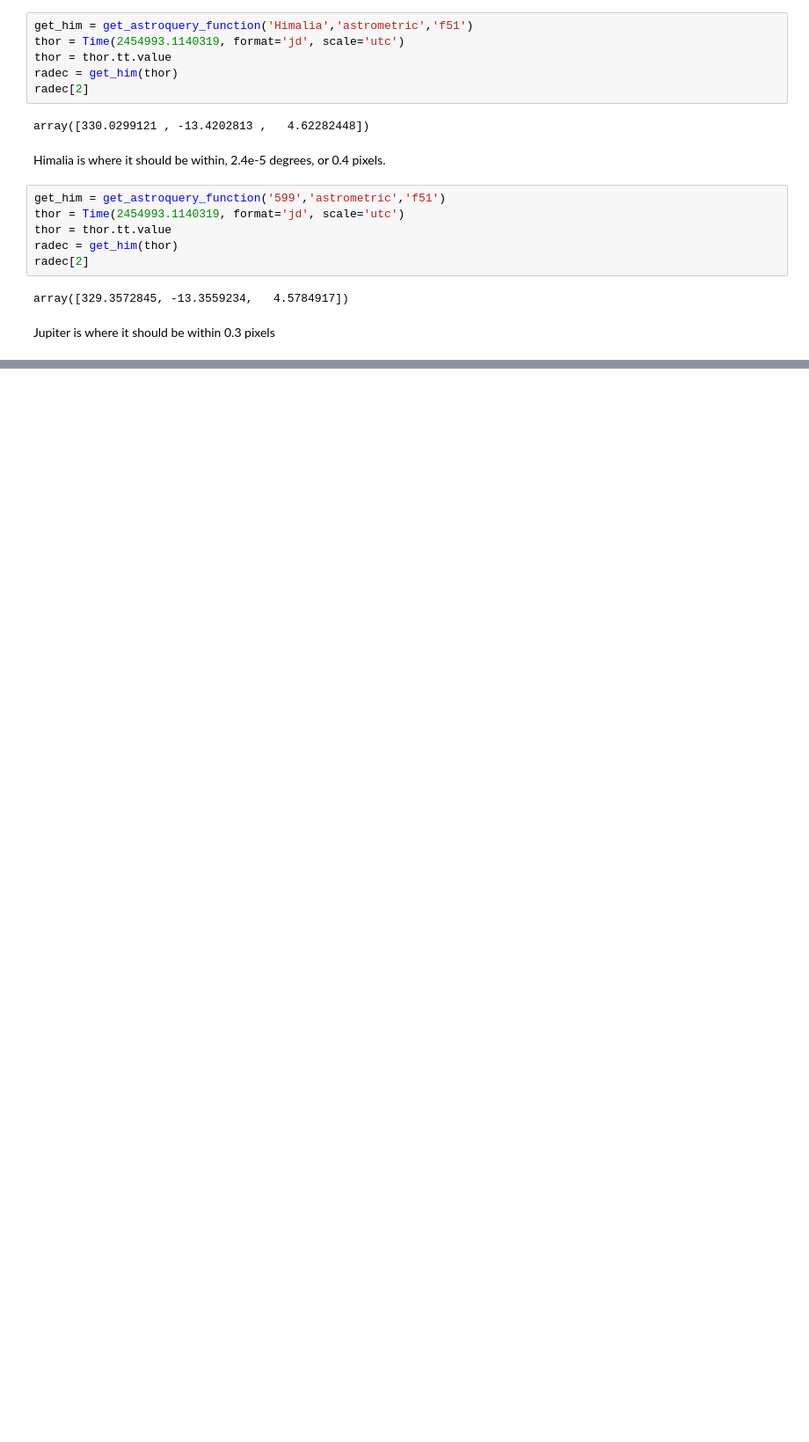
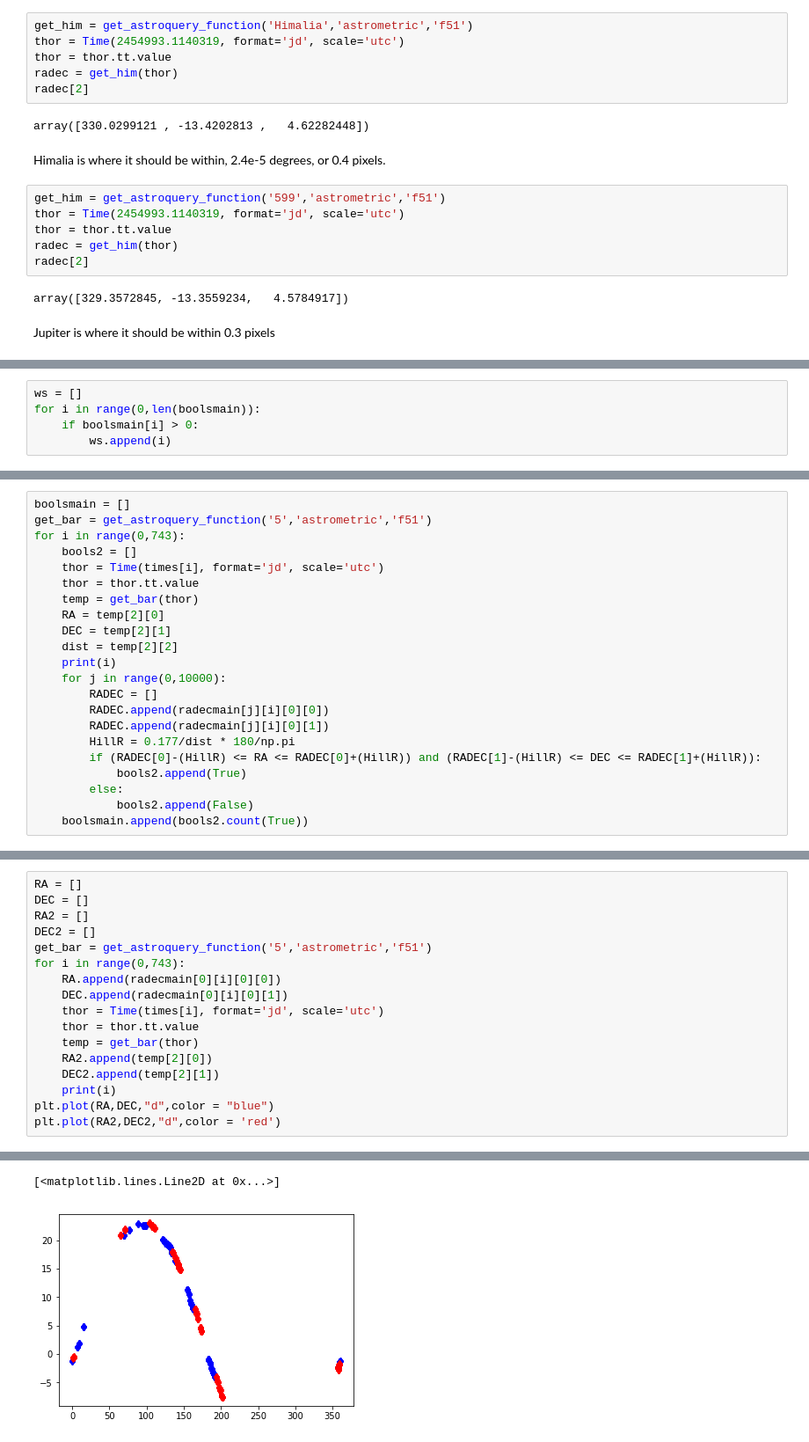
Before and after one commit to Alexandros101/Irregular-Satellites, a Jupyter notebook: TestsOnFalse.ipynb, the cells around one changed output, grey strips where cells are left out. Shown at 88% size. Drawn from its saved outputs; the diff is of its cells as text; blank space fills up the shorter version.

```diff
--- a/TestsOnFalse.ipynb
+++ b/TestsOnFalse.ipynb
@@ -751,0 +742,5 @@ Jupiter is where it should be within 0.3 pixels
+# %%
+ws = []
+for i in range(0,len(boolsmain)):
+    if boolsmain[i] > 0:
+        ws.append(i)
@@ -751,0 +757,22 @@ Jupiter is where it should be within 0.3 pixels
+# %%
+boolsmain = []
+get_bar = get_astroquery_function('5','astrometric','f51')
+for i in range(0,743):
+    bools2 = []
+    thor = Time(times[i], format='jd', scale='utc')
+    thor = thor.tt.value
+    temp = get_bar(thor)
+    RA = temp[2][0]
+    DEC = temp[2][1]
+    dist = temp[2][2]
+    print(i)
+    for j in range(0,10000):
+        RADEC = []
+        RADEC.append(radecmain[j][i][0][0])
+        RADEC.append(radecmain[j][i][0][1])
+        HillR = 0.177/dist * 180/np.pi
+        if (RADEC[0]-(HillR) <= RA <= RADEC[0]+(HillR)) and (RADEC[1]-(HillR) <= DEC <= RADEC[1]+(HillR)):
+            bools2.append(True)
+        else:
+            bools2.append(False)
+    boolsmain.append(bools2.count(True))
@@ -751,0 +817,18 @@ Jupiter is where it should be within 0.3 pixels
+# %%
+RA = []
+DEC = []
+RA2 = []
+DEC2 = []
+get_bar = get_astroquery_function('5','astrometric','f51')
+for i in range(0,743):
+    RA.append(radecmain[0][i][0][0])
+    DEC.append(radecmain[0][i][0][1])
+    thor = Time(times[i], format='jd', scale='utc')
+    thor = thor.tt.value
+    temp = get_bar(thor)
+    RA2.append(temp[2][0])
+    DEC2.append(temp[2][1])
+    print(i)
+plt.plot(RA,DEC,"d",color = "blue")
+plt.plot(RA2,DEC2,"d",color = 'red')
+# %% [output]
@@ -751,0 +852,2 @@ Jupiter is where it should be within 0.3 pixels
+[<matplotlib.lines.Line2D at 0x...>]
+[figure, added]
```
Also changed, not shown: parts of 13 cells of this notebook, 2 other files.
